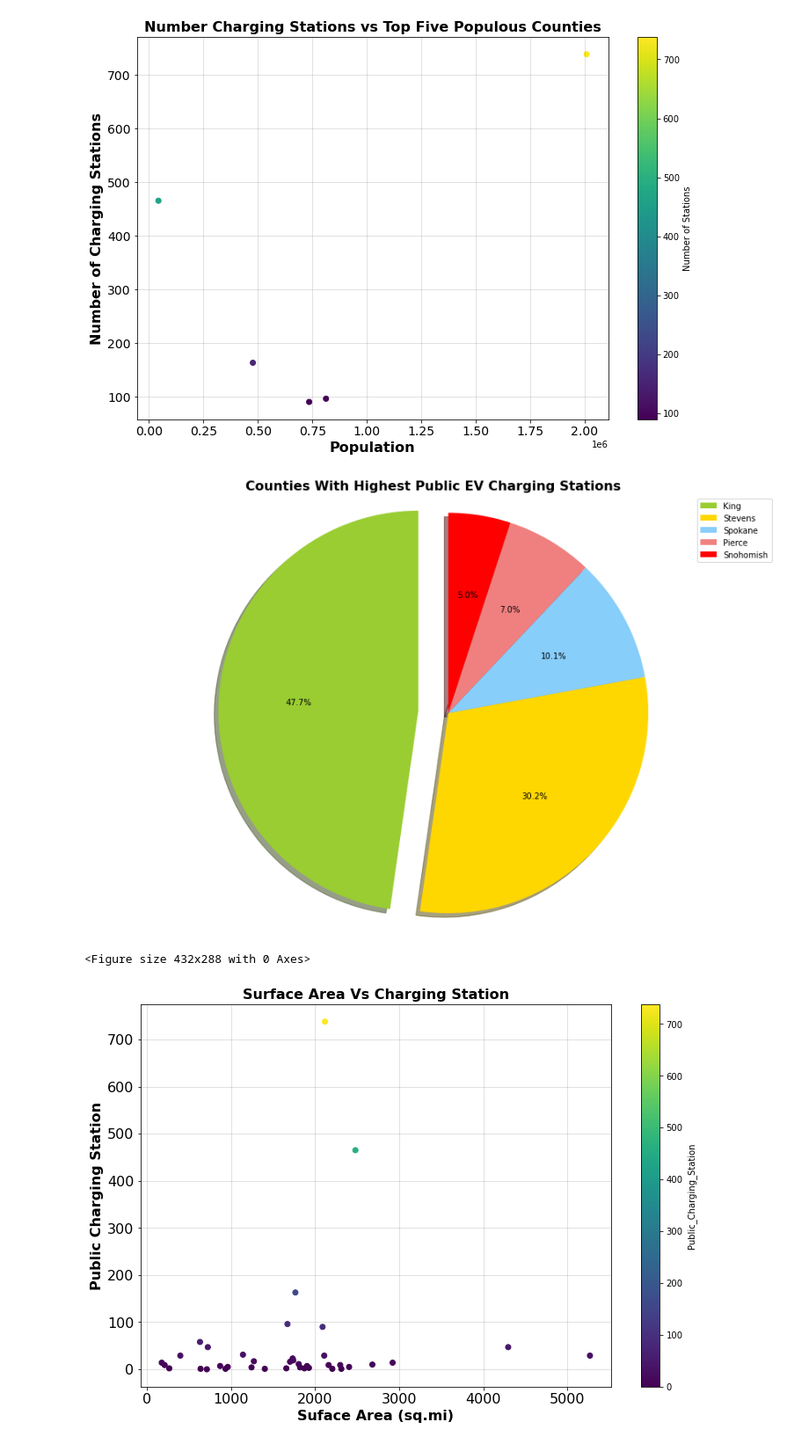
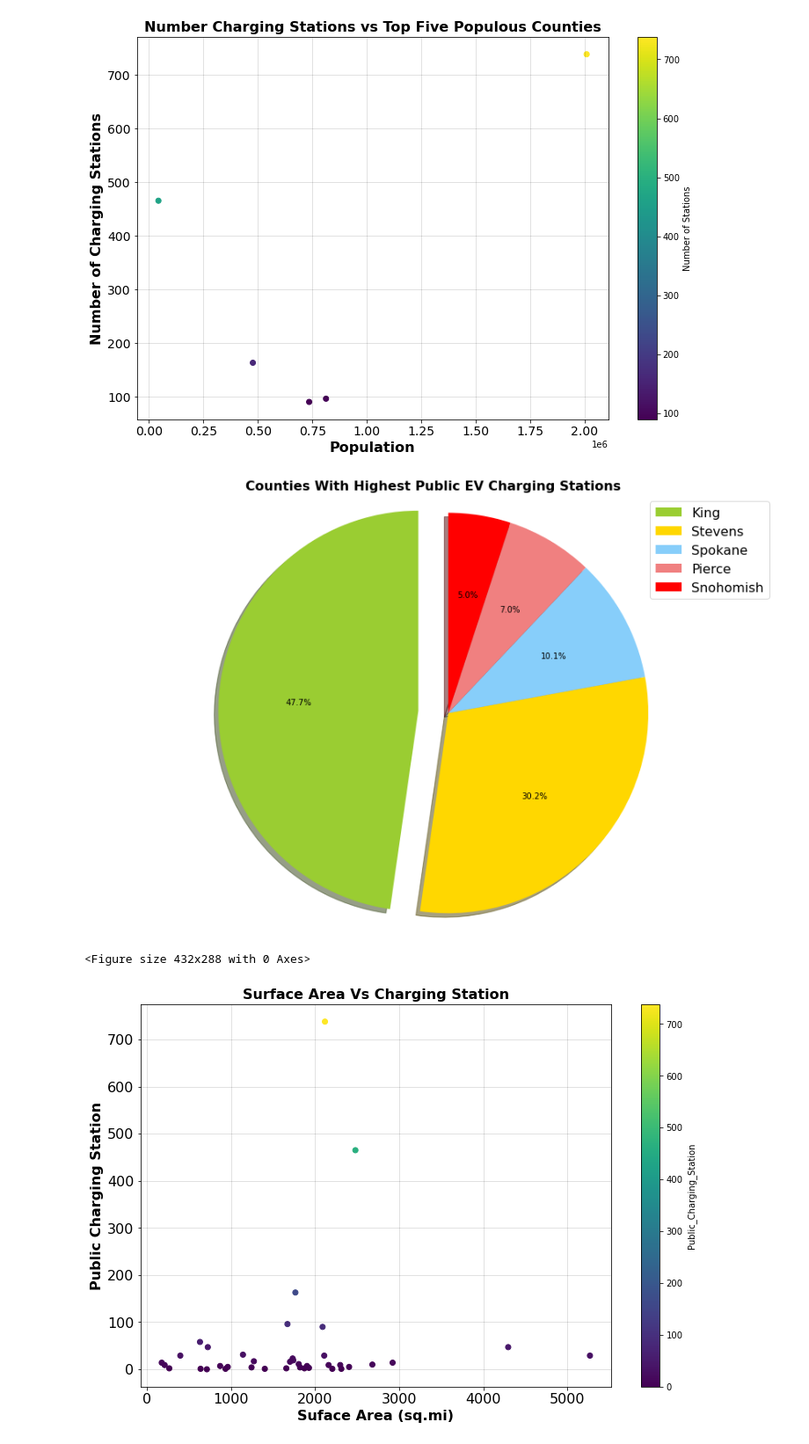
Before and after one commit to fbarillas08/Electric-Vehicles-in-WashingtonState, a Jupyter notebook: Project1_EV_WashingtonState.ipynb, the cells around one changed output. Shown at 88% size. Cells and saved outputs as stored; diff of their text form; code cells hidden in the pictures.

```diff
--- a/Project1_EV_WashingtonState.ipynb
+++ b/Project1_EV_WashingtonState.ipynb
@@ -802,19 +802,19 @@ plt.show()
 # %%
 # Top Five Counties With Public Charging Stations
 fig12 = plt.figure(figsize =(12,8))
 labels = ['King', 'Stevens', 'Spokane', 'Pierce','Snohomish']
 sizes = [47.5, 30.0, 10.0, 7.0, 5.0]
 colors = ['yellowgreen', 'gold', 'lightskyblue', 'lightcoral','red']
 explode =(0.15,0,0,0,0)
 plt.pie(sizes, explode, colors=colors, shadow=True, startangle=90, autopct='%1.1f%%')
-plt.legend(labels, loc="best")
+plt.legend(labels, loc="best", fontsize = 16)
 plt.title("Counties With Highest Public EV Charging Stations", fontsize = 16, fontweight ='bold')
 plt.axis('equal')
 plt.tight_layout()
 plt.show()
 plt.savefig("PiePlot_Top5Counties.png")
 # %% [output]
-[figure, old version]
+[figure, new version]
 <Figure size 432x288 with 0 Axes>
 # %%
 ## Charging Stations as a function of County Surface Area
```
Also changed, not shown: parts of 2 cells of this notebook, 1 other file.
